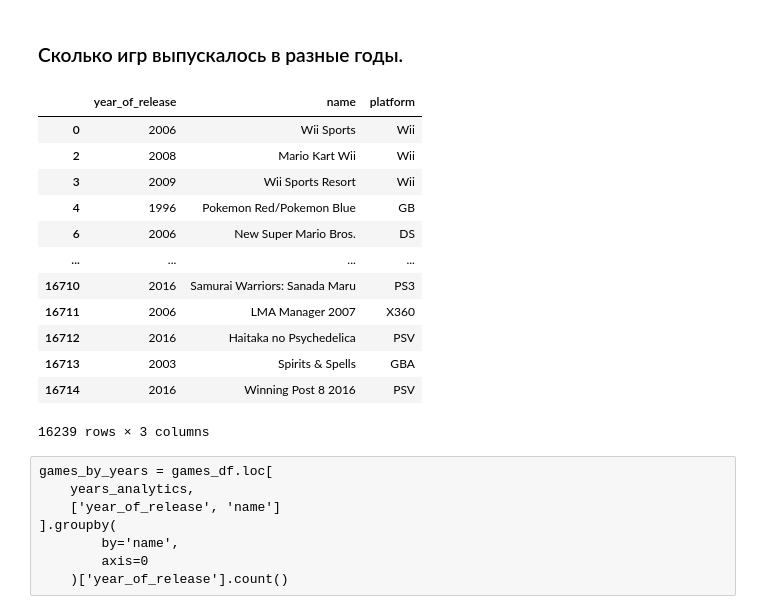
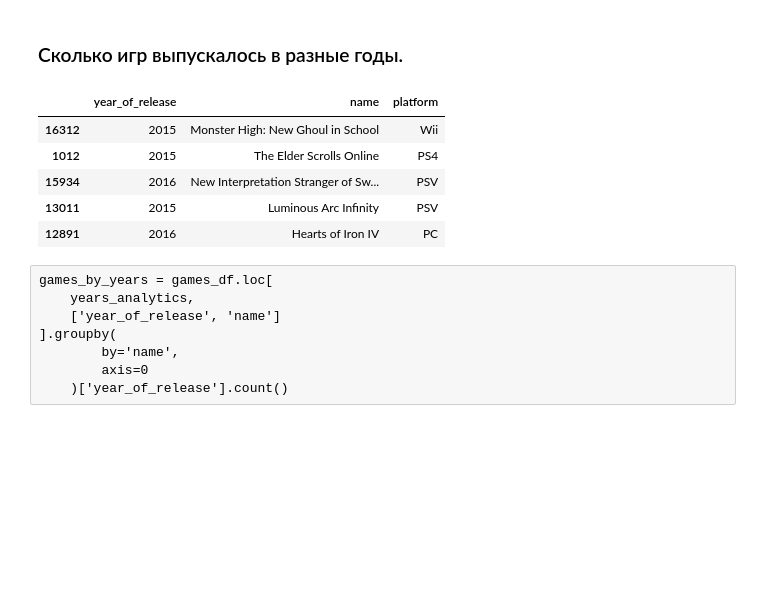
Before and after one commit to zabelin-ds/practicum, a Jupyter notebook: 05_project/gather_00.ipynb, the cells around one changed output. Drawn from its saved outputs; the diff is of its cells as text; code cells hidden in the pictures; blank space fills up the shorter version.

```diff
--- a/05_project/gather_00.ipynb
+++ b/05_project/gather_00.ipynb
@@ -624,7 +622,7 @@ analytic_start_year = 2012
 # %%
 years_analytics = (
     with_years
-    & (games_df['year_of_release'] >= start_year)
+    & (games_df['year_of_release'] >= analytic_start_year)
 )
 # %% [markdown]
 ### Сколько игр выпускалось в разные годы.
@@ -635,25 +633,17 @@ games_by_years = games_df.loc[
      'name',
      'platform']
 ]
-    # .groupby(
-    #     by=['name', 'year_of_release'],
-    #     axis=0
-    # )
-display(games_by_years)
-# %% [output]
-|  | year_of_release | name | platform |
-| 0 | 2006 | Wii Sports | Wii |
-| 2 | 2008 | Mario Kart Wii | Wii |
-| 3 | 2009 | Wii Sports Resort | Wii |
-| 4 | 1996 | Pokemon Red/Pokemon Blue | GB |
-| 6 | 2006 | New Super Mario Bros. | DS |
-| ... | ... | ... | ... |
-| 16710 | 2016 | Samurai Warriors: Sanada Maru | PS3 |
-| 16711 | 2006 | LMA Manager 2007 | X360 |
-| 16712 | 2016 | Haitaka no Psychedelica | PSV |
-| 16713 | 2003 | Spirits & Spells | GBA |
-| 16714 | 2016 | Winning Post 8 2016 | PSV |
-16239 rows × 3 columns
+# %%
+display(
+    games_by_years.sample(5)
+)
+# %% [output]
+|  | year_of_release | name | platform |
+| 16312 | 2015 | Monster High: New Ghoul in School | Wii |
+| 1012 | 2015 | The Elder Scrolls Online | PS4 |
+| 15934 | 2016 | New Interpretation Stranger of Sw... | PSV |
+| 13011 | 2015 | Luminous Arc Infinity | PSV |
+| 12891 | 2016 | Hearts of Iron IV | PC |
 # %% [raw]
 games_by_years = games_df.loc[
     years_analytics,
```
Also changed, not shown: parts of 36 cells of this notebook.
